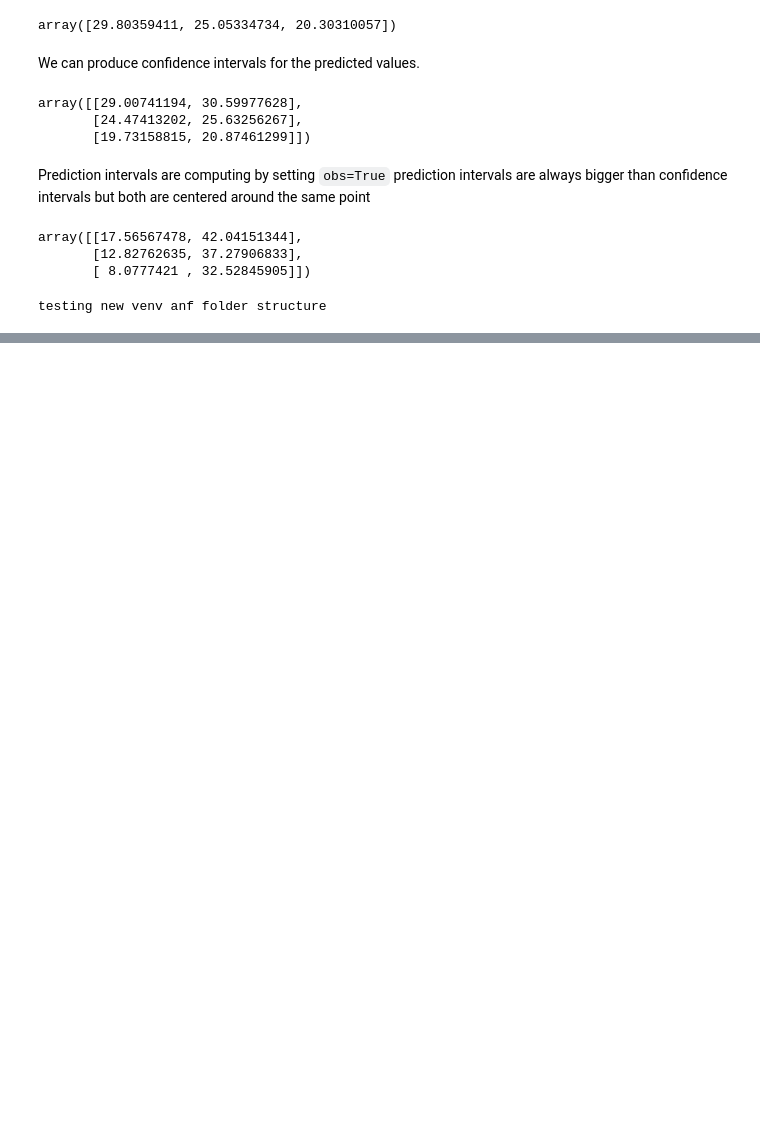
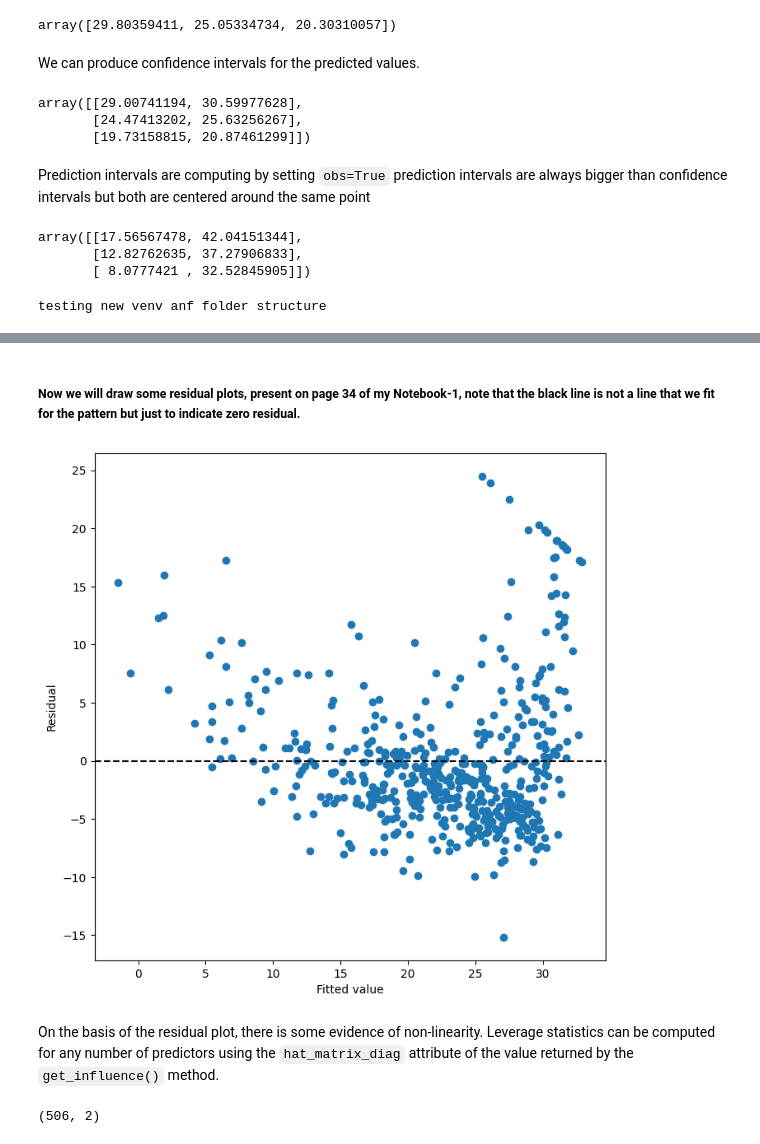
Before and after one commit to DDli26/Introduction-to-Statistical-Learning-Labs, a Jupyter notebook: Chapter 3 Linear Regression/lab.ipynb, the cells around one changed output, grey strips where cells are left out. Cells and saved outputs as stored; diff of their text form; code cells hidden in the pictures; blank space fills up the shorter version.

```diff
--- a/Chapter 3 Linear Regression/lab.ipynb
+++ b/Chapter 3 Linear Regression/lab.ipynb
@@ -307,0 +411,19 @@ testing new venv anf folder structure
+# %% [markdown]
+##### Now we will draw some residual plots, present on page 34 of my Notebook-1, note that the black line is not a line that we fit for the pattern but just to indicate zero residual.
+# %%
+ax = subplots(figsize=(8,8))[1]
+ax.scatter(results.fittedvalues, results.resid)
+ax.set_xlabel('Fitted value')
+ax.set_ylabel('Residual')
+ax.axhline(0, c='k', ls='--');
+# %% [output]
+[figure, added]
+# %% [markdown]
+On the basis of the residual plot, there is some evidence of non-linearity.
+Leverage statistics can be computed for any number of predictors using the
+`hat_matrix_diag` attribute of the value returned by the
+`get_influence()`  method.
+# %%
+X.shape
+# %% [output]
+(506, 2)
```
Also changed, not shown: parts of 27 cells of this notebook.
